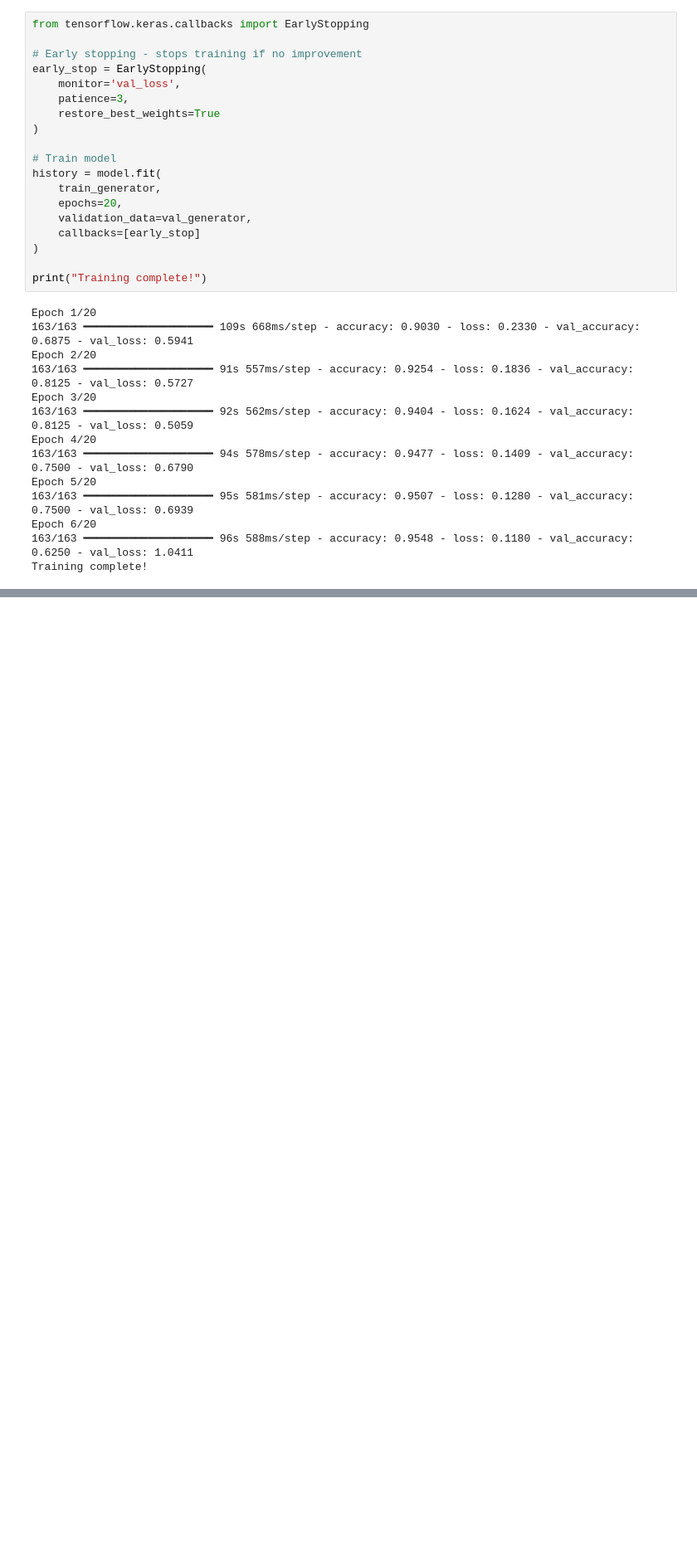
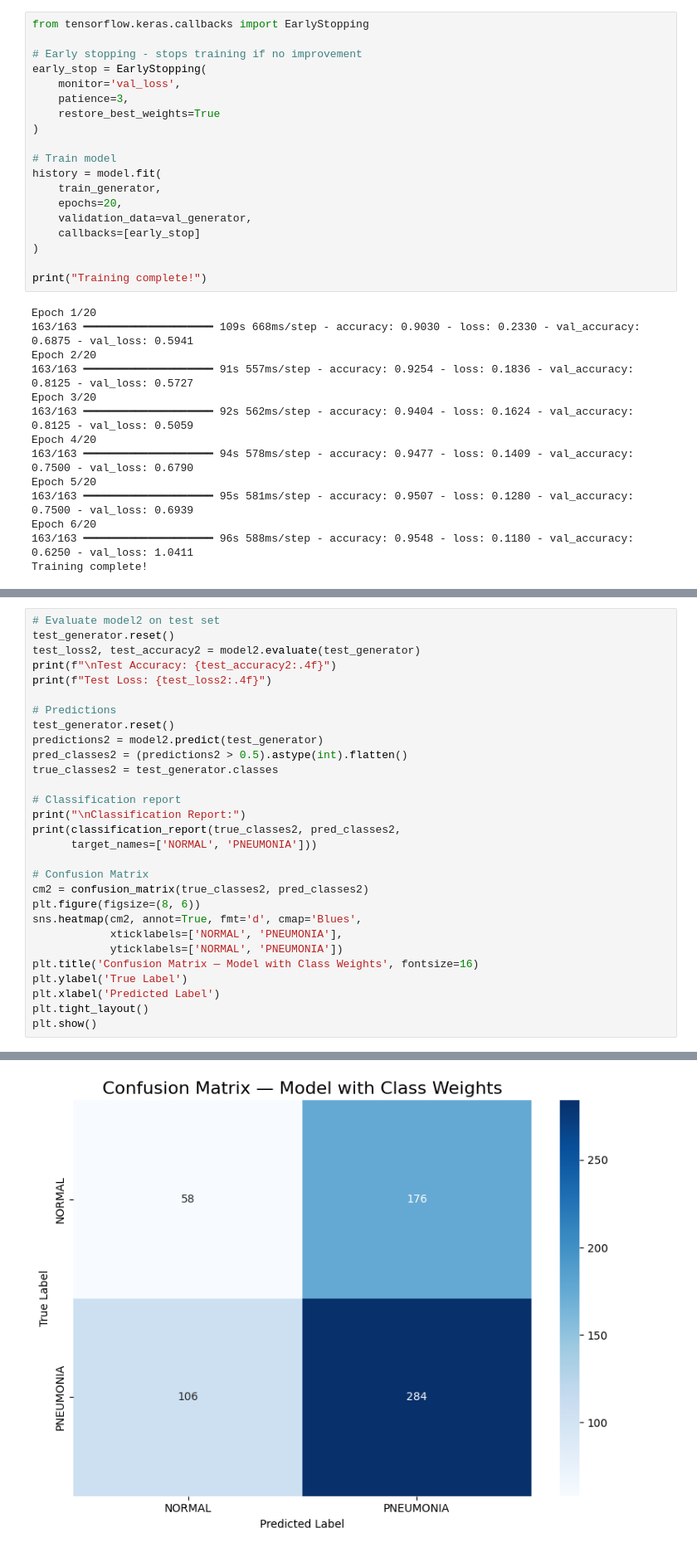
Before and after one commit to mannk013/Chest_xray_classification, a Jupyter notebook: Chest_Xray_Classification.ipynb, the cells around one changed output, grey strips where cells are left out. Shown at 83% size. Saved outputs shown, nothing was run; the diff lists cells and outputs as text; blank space fills up the shorter version.

```diff
--- a/Chest_Xray_Classification.ipynb
+++ b/Chest_Xray_Classification.ipynb
@@ -223,0 +334,30 @@ Training complete!
+# %%
+# Evaluate model2 on test set
+test_generator.reset()
+test_loss2, test_accuracy2 = model2.evaluate(test_generator)
+print(f"\nTest Accuracy: {test_accuracy2:.4f}")
+print(f"Test Loss: {test_loss2:.4f}")
+
+# Predictions
+test_generator.reset()
+predictions2 = model2.predict(test_generator)
+pred_classes2 = (predictions2 > 0.5).astype(int).flatten()
+true_classes2 = test_generator.classes
+
+# Classification report
+print("\nClassification Report:")
+print(classification_report(true_classes2, pred_classes2,
+      target_names=['NORMAL', 'PNEUMONIA']))
+
+# Confusion Matrix
+cm2 = confusion_matrix(true_classes2, pred_classes2)
+plt.figure(figsize=(8, 6))
+sns.heatmap(cm2, annot=True, fmt='d', cmap='Blues',
+            xticklabels=['NORMAL', 'PNEUMONIA'],
+            yticklabels=['NORMAL', 'PNEUMONIA'])
+plt.title('Confusion Matrix — Model with Class Weights', fontsize=16)
+plt.ylabel('True Label')
+plt.xlabel('Predicted Label')
+plt.tight_layout()
+plt.show()
+# %% [output]
@@ -223,0 +379 @@ Training complete!
+[figure, added]
```
Also changed, not shown: parts of 6 cells of this notebook.
